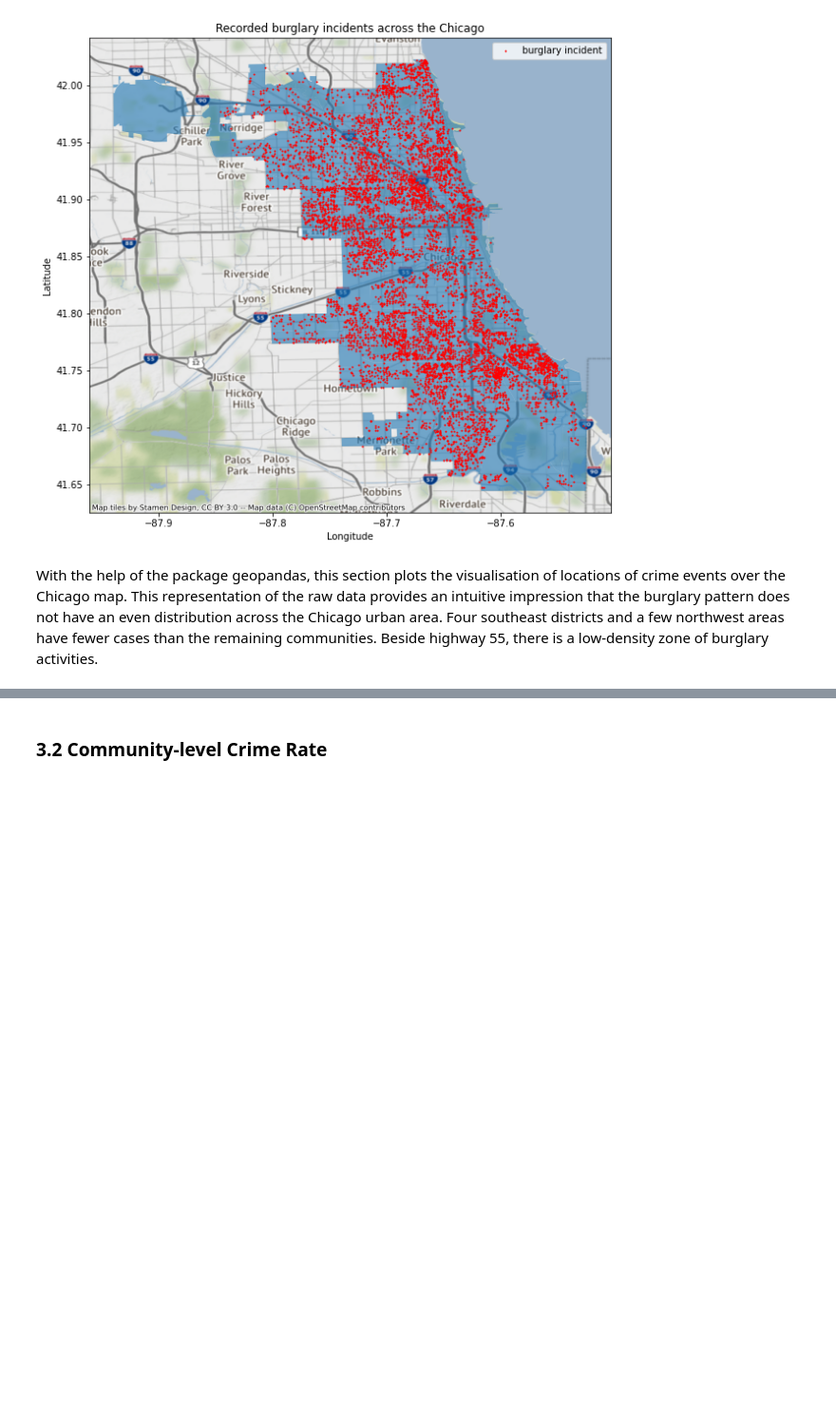
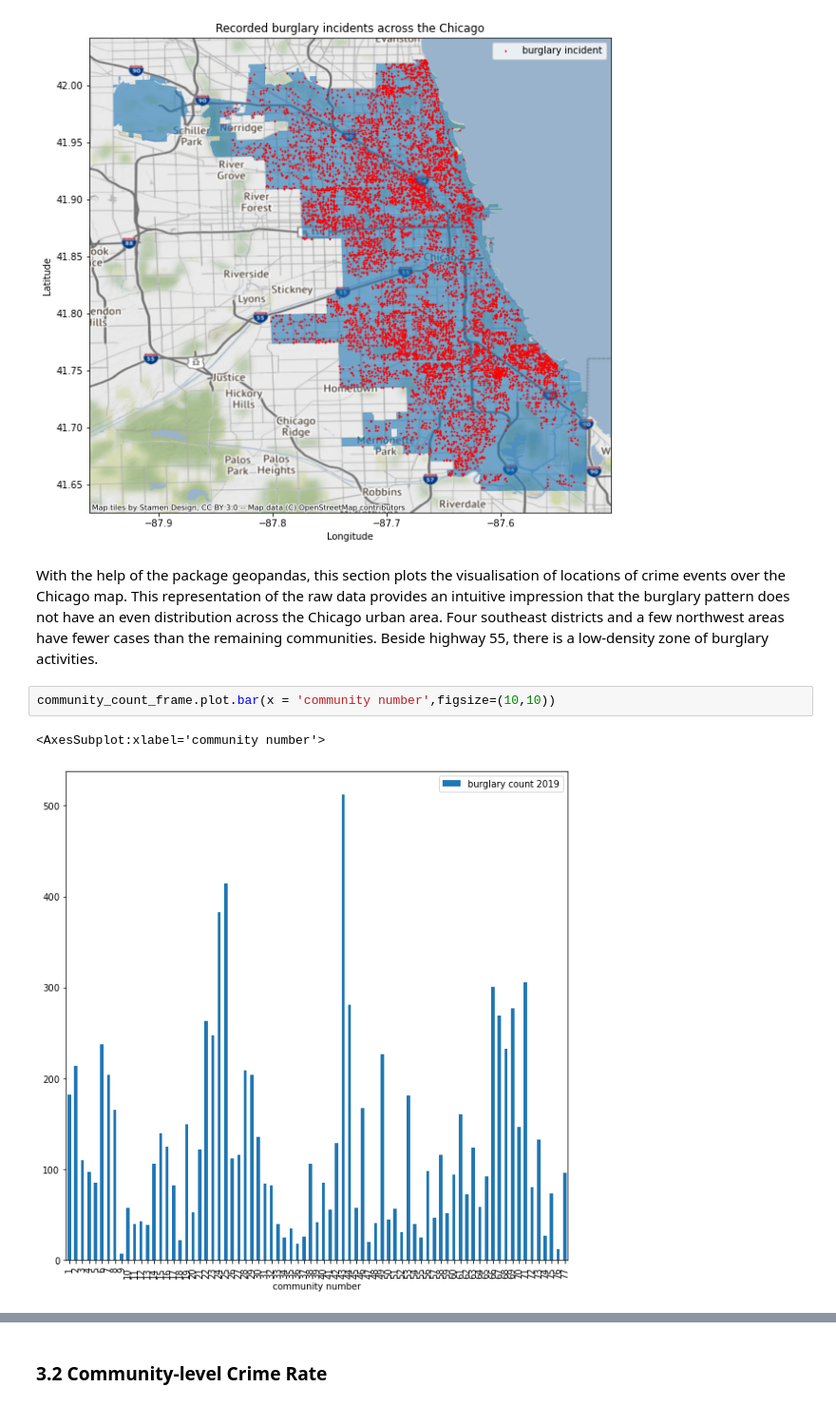
Before and after one commit to NijunJiang/CASA_CW, a Jupyter notebook: coursework.ipynb, the cells around one changed output, grey strips where cells are left out. Shown at 95% size. Drawn from its saved outputs; the diff is of its cells as text; blank space fills up the shorter version.

```diff
--- a/coursework.ipynb
+++ b/coursework.ipynb
@@ -406,3 +400,8 @@ No handles with labels found to put in legend.
 [figure]
 # %% [markdown]
 With the help of the package geopandas, this section plots the visualisation of locations of crime events over the Chicago map. This representation of the raw data provides an intuitive impression that the burglary pattern does not have an even distribution across the Chicago urban area. Four southeast districts and a few northwest areas have fewer cases than the remaining communities. Beside highway 55, there is a low-density zone of burglary activities.
+# %%
+community_count_frame.plot.bar(x = 'community number',figsize=(10,10))
+# %% [output]
+<AxesSubplot:xlabel='community number'>
+[figure, added]
```
Also changed, not shown: parts of 13 cells of this notebook.
